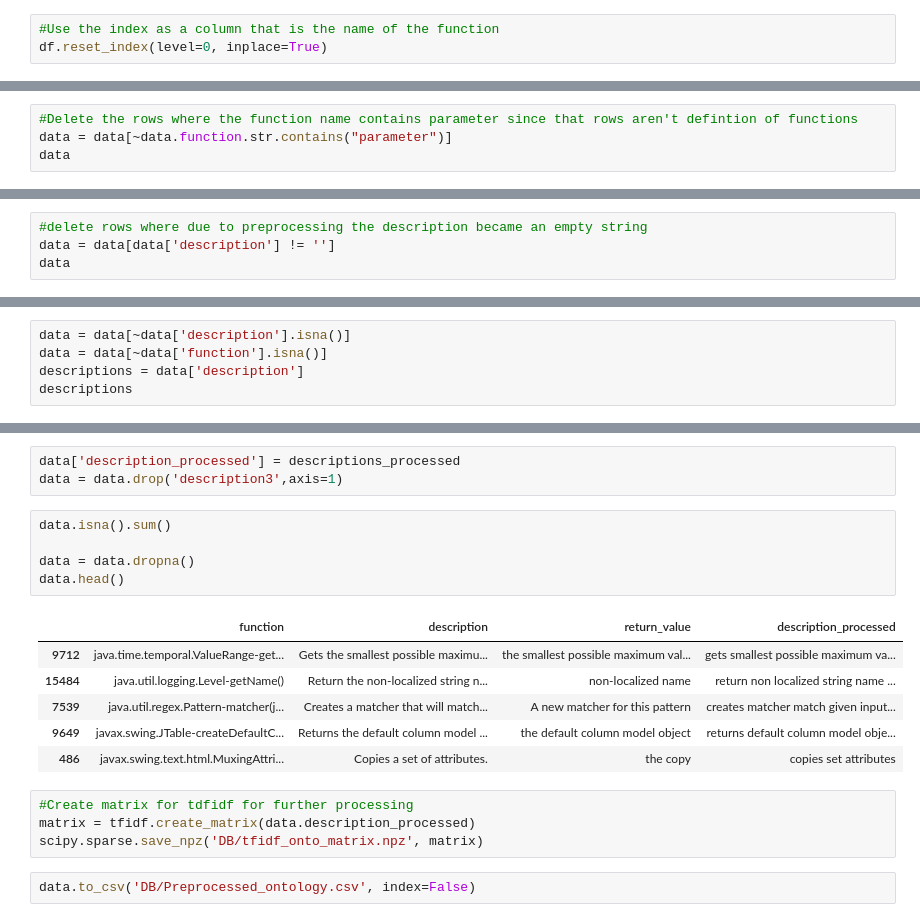
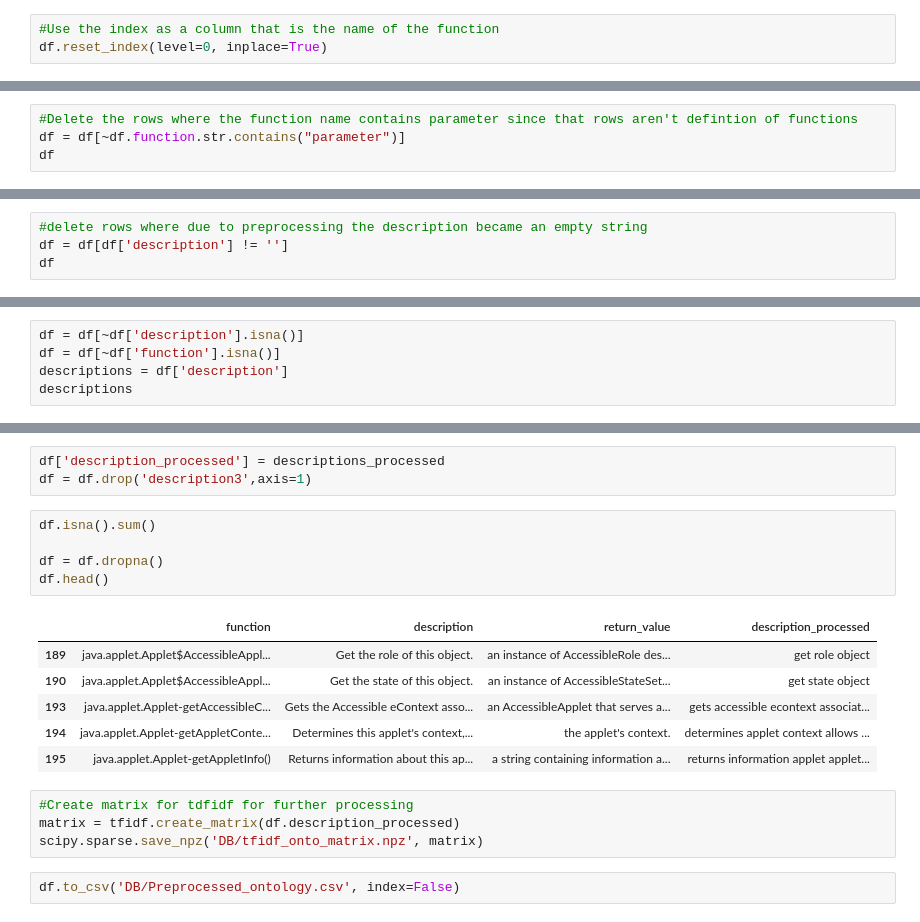
Before and after one commit to aibba19/ChatBot-Q-A-StackOverflow, a Jupyter notebook: get_ontology_data.ipynb, the cells around one changed output, grey strips where cells are left out. Cells and saved outputs as stored; diff of their text form.

```diff
--- a/get_ontology_data.ipynb
+++ b/get_ontology_data.ipynb
@@ -90,6 +81,6 @@ Name: function, Length: 1552, dtype: object
 # %%
 #Delete the rows where the function name contains parameter since that rows aren't defintion of functions
-data = data[~data.function.str.contains("parameter")]
-data
+df = df[~df.function.str.contains("parameter")]
+df
 # %% [output]
 |  | function | description | return_value | description3 |
@@ -145,6 +126,6 @@ Int64Index([ 6001,   137,  3409,  5980,  8164, 15025, 16482, 16837, 11056,
 # %%
 #delete rows where due to preprocessing the description became an empty string
-data = data[data['description'] != '']
-data
+df = df[df['description'] != '']
+df
 # %% [output]
 |  | function | description | return_value | description3 |
@@ -168,6 +144,6 @@ data
 # %%
-data = data[~data['description'].isna()]
-data = data[~data['function'].isna()]
-descriptions = data['description']
+df = df[~df['description'].isna()]
+df = df[~df['function'].isna()]
+descriptions = df['description']
 descriptions
 # %% [output]
@@ -213,21 +179,21 @@ Name: description, Length: 1178, dtype: object
 # %%
-data['description_processed'] = descriptions_processed
-data = data.drop('description3',axis=1)
+df['description_processed'] = descriptions_processed
+df = df.drop('description3',axis=1)
 # %%
-data.isna().sum()
+df.isna().sum()
 
-data = data.dropna()
-data.head()
+df = df.dropna()
+df.head()
 # %% [output]
 |  | function | description | return_value | description_processed |
-| 9712 | java.time.temporal.ValueRange-get... | Gets the smallest possible maximu... | the smallest possible maximum val... | gets smallest possible maximum va... |
-| 15484 | java.util.logging.Level-getName() | Return the non-localized string n... | non-localized name | return non localized string name ... |
-| 7539 | java.util.regex.Pattern-matcher(j... | Creates a matcher that will match... | A new matcher for this pattern | creates matcher match given input... |
-| 9649 | javax.swing.JTable-createDefaultC... | Returns the default column model ... | the default column model object | returns default column model obje... |
-| 486 | javax.swing.text.html.MuxingAttri... | Copies a set of attributes. | the copy | copies set attributes |
+| 189 | java.applet.Applet$AccessibleAppl... | Get the role of this object. | an instance of AccessibleRole des... | get role object |
+| 190 | java.applet.Applet$AccessibleAppl... | Get the state of this object. | an instance of AccessibleStateSet... | get state object |
+| 193 | java.applet.Applet-getAccessibleC... | Gets the Accessible eContext asso... | an AccessibleApplet that serves a... | gets accessible econtext associat... |
+| 194 | java.applet.Applet-getAppletConte... | Determines this applet's context,... | the applet's context. | determines applet context allows ... |
+| 195 | java.applet.Applet-getAppletInfo() | Returns information about this ap... | a string containing information a... | returns information applet applet... |
 # %%
 #Create matrix for tdfidf for further processing
-matrix = tfidf.create_matrix(data.description_processed)
+matrix = tfidf.create_matrix(df.description_processed)
 scipy.sparse.save_npz('DB/tfidf_onto_matrix.npz', matrix)
 # %%
-data.to_csv('DB/Preprocessed_ontology.csv', index=False)
+df.to_csv('DB/Preprocessed_ontology.csv', index=False)
```
Also changed, not shown: parts of 13 cells of this notebook, 6 other files.
